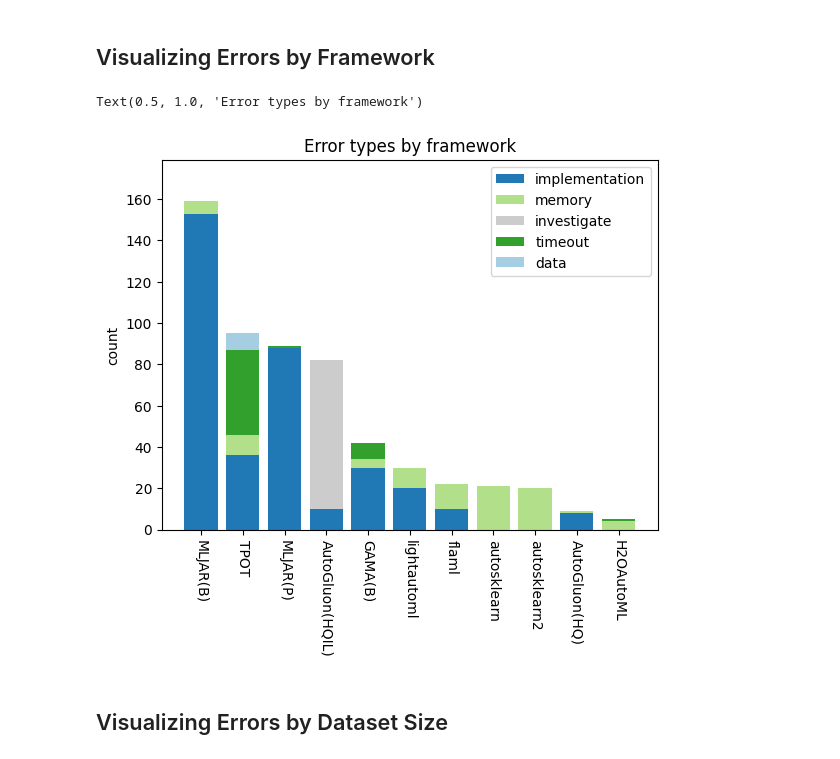
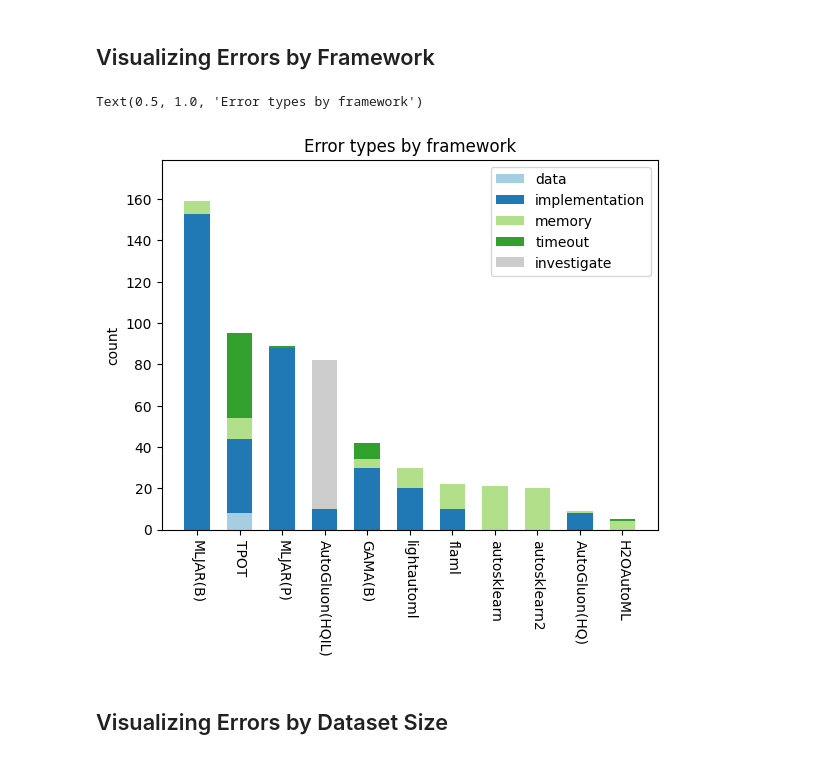
Before and after one commit to PGijsbers/amlb-results, a Jupyter notebook: notebooks/error_visualization.ipynb, the cells around one changed output. Drawn from its saved outputs; the diff is of its cells as text; code cells hidden in the pictures.

```diff
--- a/notebooks/error_visualization.ipynb
+++ b/notebooks/error_visualization.ipynb
@@ -158,38 +158,41 @@ error_types = error_counts["error_type"].unique()
 all_combinations = pd.DataFrame(itertools.product(error_types, frameworks), columns=["error_type", "framework"])
 error_counts = pd.concat([error_counts, all_combinations]).drop_duplicates(subset=["error_type", "framework"], keep='first')
 error_counts = error_counts.fillna(0)
+# %%
+color_by_error_type = {
+    "data": "#a6cee3",  #light blue
+    "implementation": "#2078b4", # dark blue
+    "memory": "#b2df8a", #light green
+    "timeout": "#32a02d",  #dark green
+    "rerun": "#999999",
+    "investigate": "#cccccc",
+}
+assert all(error in color_by_error_type for error in error_types)
+color_by_error_type = {k: v for k, v in color_by_error_type.items() if k in error_types}
+# %%
+errors_by_framework = {
+    error_type: [
+        error_counts[(error_counts["error_type"] == error_type) & (error_counts["framework"] == framework)]["info"].iloc[0]
+        for framework in frameworks
+    ]
+    for error_type in color_by_error_type
+}
 # %%
 fig, ax = plt.subplots()
-errors_by_framework = {
-    error_type: [
-        error_counts[(error_counts["error_type"] == error_type) & (error_counts["framework"] == framework)]["info"].iloc[0]
-        for framework in frameworks
-    ]
-    for error_type in error_types
-}
-
 
 bottoms = np.zeros(len(frameworks))
-color_by_error_type = {
-    "rerun": "#999999",
-    "investigate": "#cccccc",
-    "memory": "#b2df8a", #light green
-    "timeout": "#32a02d",  #dark green
-    "data": "#a6cee3",  #light blue
-    "implementation": "#2078b4", # dark blue
-}
 for error_type, counts in errors_by_framework.items():
-    ax.bar(frameworks, counts, label=error_type, bottom=bottoms, color=color_by_error_type[error_type])
+    ax.bar(frameworks, counts, label=error_type, bottom=bottoms, width=.6, color=color_by_error_type[error_type])
     bottoms += counts
 
 ax.set_ylim([0, max(bottoms) + 20])
 ax.set_ylabel("count")
 ax.tick_params(axis="x", which="major", rotation=-90)
 ax.legend(loc="upper right")
 ax.set_title("Error types by framework")
 # %% [output]
 Text(0.5, 1.0, 'Error types by framework')
-[figure, old version]
+[figure, new version]
 # %% [markdown]
 ## Visualizing Errors by Dataset Size
 # %%
```
Also changed, not shown: parts of 8 cells of this notebook.
